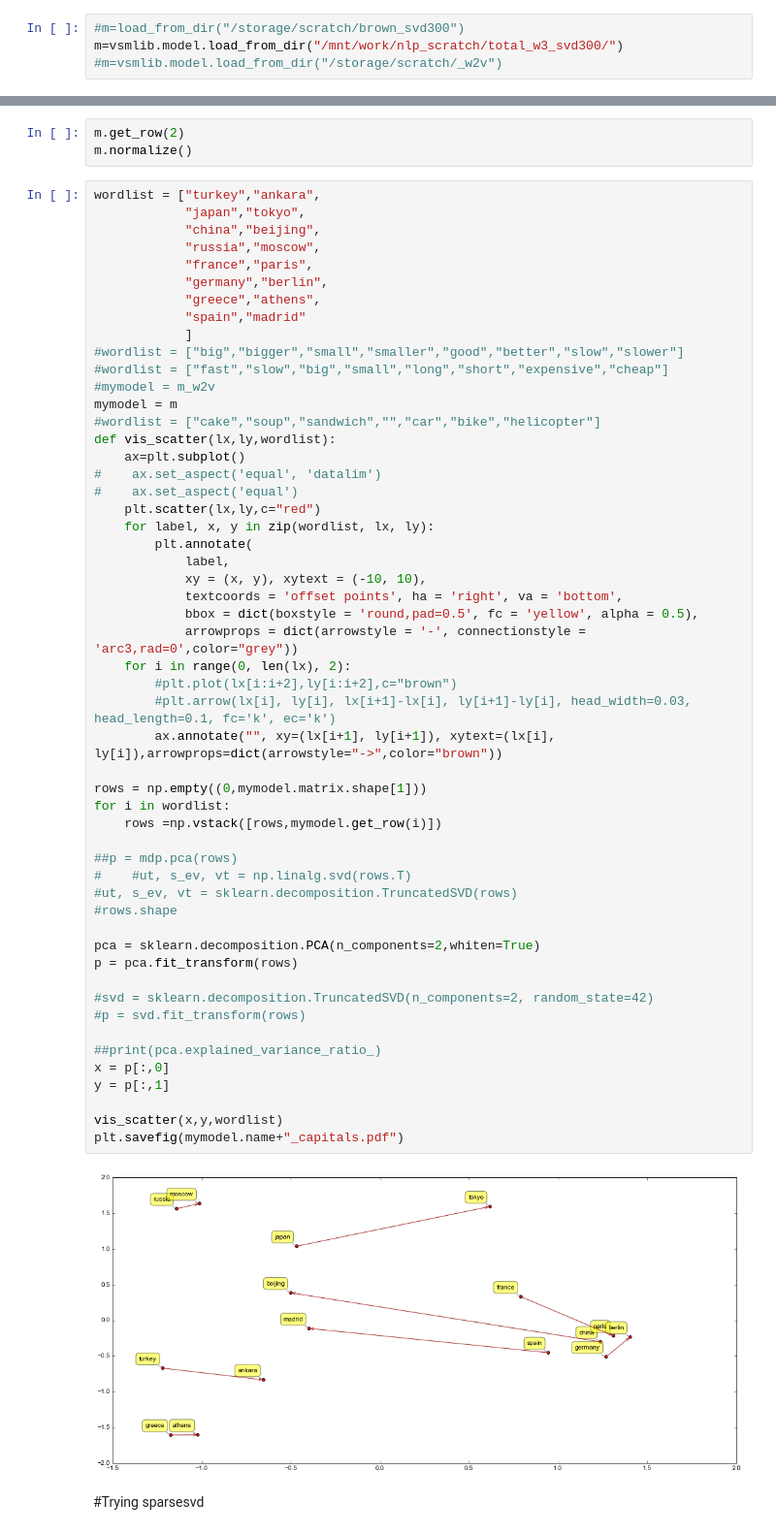
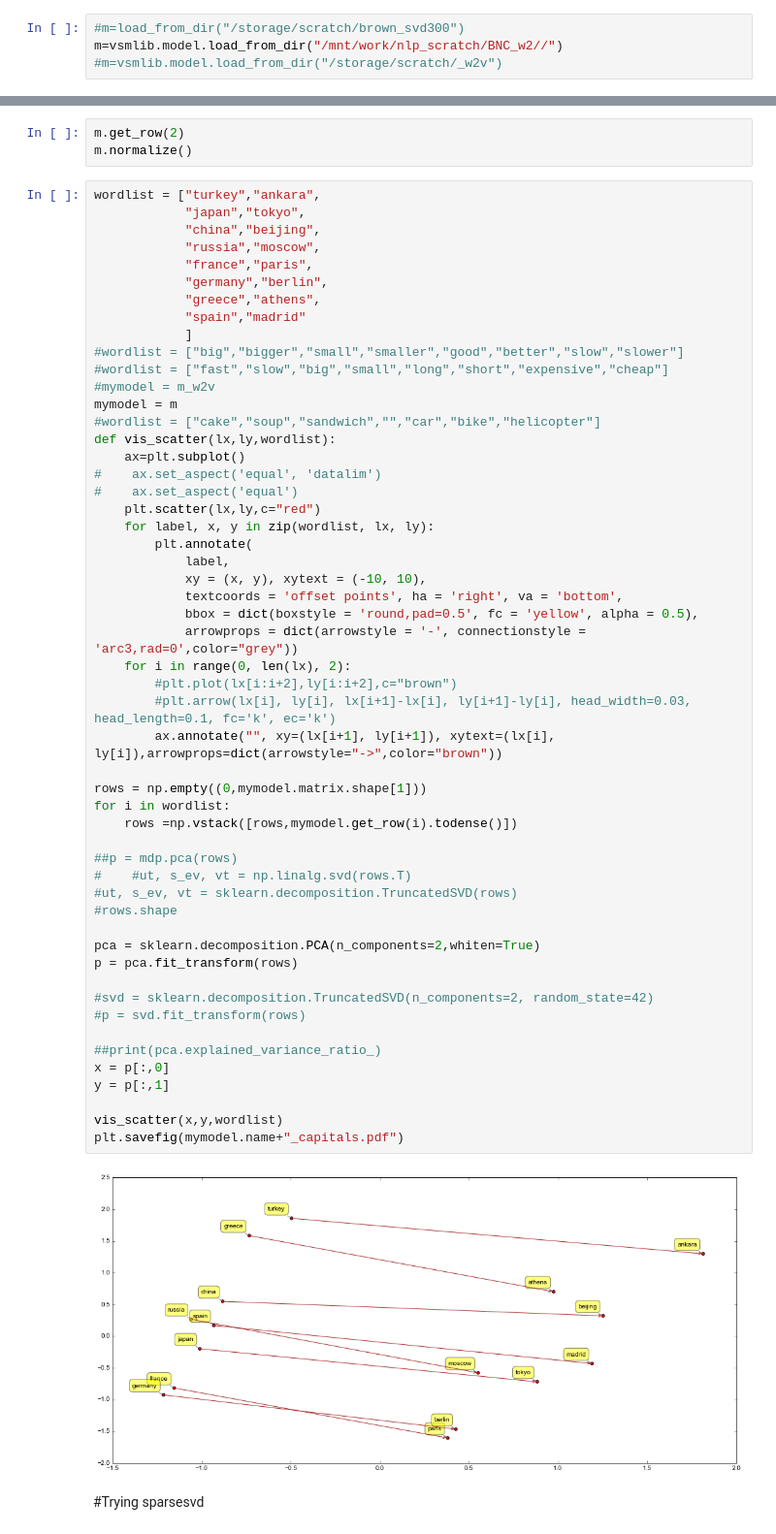
Before and after one commit to undertherain/vsmlib, a Jupyter notebook: python/matrices.ipynb, the cells around one changed output, grey strips where cells are left out. Shown at 97% size. Cells and saved outputs as stored; diff of their text form.

```diff
--- a/python/matrices.ipynb
+++ b/python/matrices.ipynb
@@ -100,5 +100,5 @@ def draw_features(mm,num_features=20):
     plot_heat(ax,cols,xlabels,words_of_interest)
 # %%
 #m=load_from_dir("/storage/scratch/brown_svd300")
-m=vsmlib.model.load_from_dir("/mnt/work/nlp_scratch/total_w3_svd300/")
+m=vsmlib.model.load_from_dir("/mnt/work/nlp_scratch/BNC_w2//")
 #m=vsmlib.model.load_from_dir("/storage/scratch/_w2v")
@@ -233,35 +246,35 @@ def vis_scatter(lx,ly,wordlist):
             xy = (x, y), xytext = (-10, 10),
             textcoords = 'offset points', ha = 'right', va = 'bottom',
             bbox = dict(boxstyle = 'round,pad=0.5', fc = 'yellow', alpha = 0.5),
             arrowprops = dict(arrowstyle = '-', connectionstyle = 'arc3,rad=0',color="grey"))
     for i in range(0, len(lx), 2):
         #plt.plot(lx[i:i+2],ly[i:i+2],c="brown")
         #plt.arrow(lx[i], ly[i], lx[i+1]-lx[i], ly[i+1]-ly[i], head_width=0.03, head_length=0.1, fc='k', ec='k')
         ax.annotate("", xy=(lx[i+1], ly[i+1]), xytext=(lx[i], ly[i]),arrowprops=dict(arrowstyle="->",color="brown"))
 
 rows = np.empty((0,mymodel.matrix.shape[1]))
 for i in wordlist:
-    rows =np.vstack([rows,mymodel.get_row(i)])
+    rows =np.vstack([rows,mymodel.get_row(i).todense()])
 
 ##p = mdp.pca(rows)
 #    #ut, s_ev, vt = np.linalg.svd(rows.T)
 #ut, s_ev, vt = sklearn.decomposition.TruncatedSVD(rows)
 #rows.shape
 
 pca = sklearn.decomposition.PCA(n_components=2,whiten=True)
 p = pca.fit_transform(rows)
 
 #svd = sklearn.decomposition.TruncatedSVD(n_components=2, random_state=42)
 #p = svd.fit_transform(rows)
 
 ##print(pca.explained_variance_ratio_)
 x = p[:,0]
 y = p[:,1]
 
 vis_scatter(x,y,wordlist)
 plt.savefig(mymodel.name+"_capitals.pdf")
 # %% [output]
-[figure, old version]
+[figure, new version]
 # %% [markdown]
 #Trying sparsesvd
 # %%
```
Also changed, not shown: parts of 3 cells of this notebook, 4 other files.
